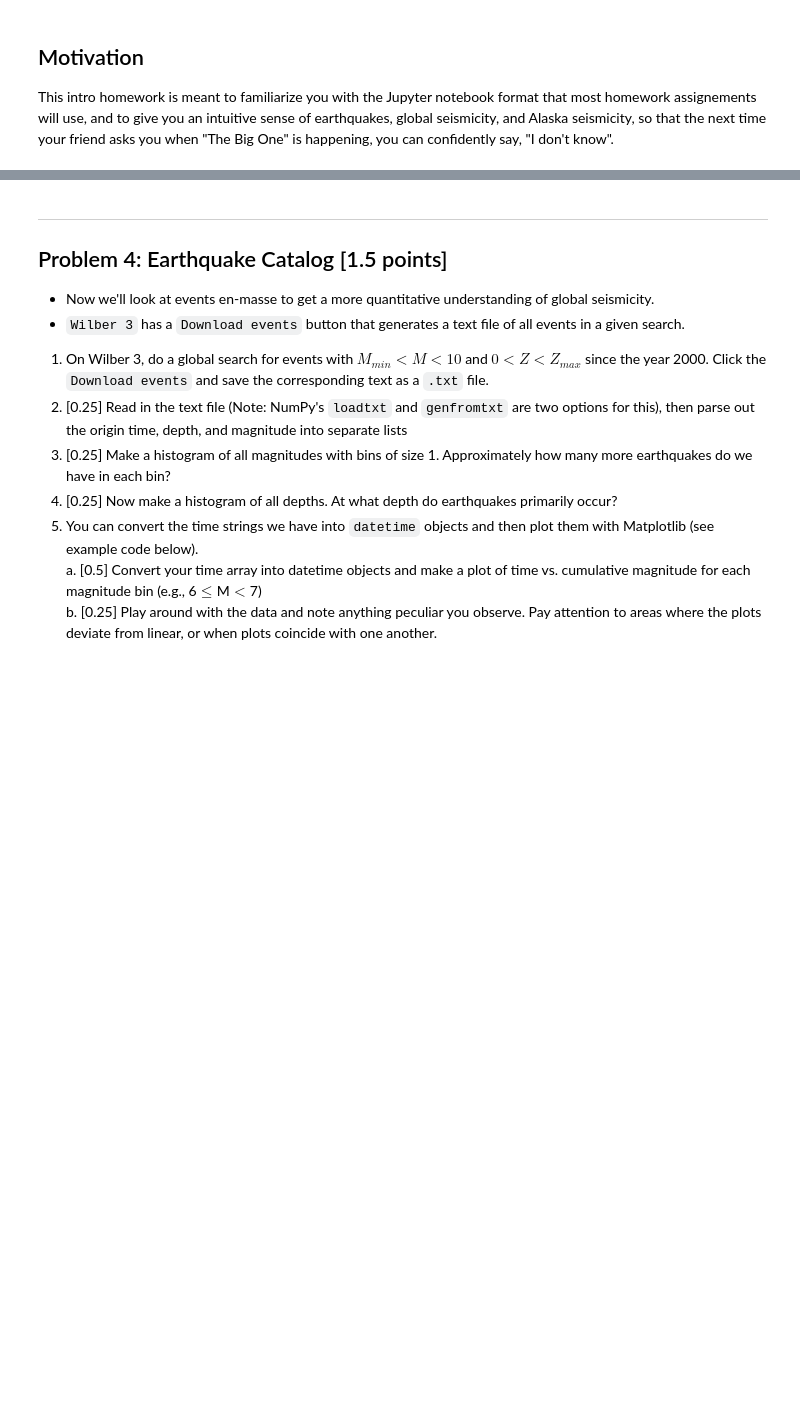
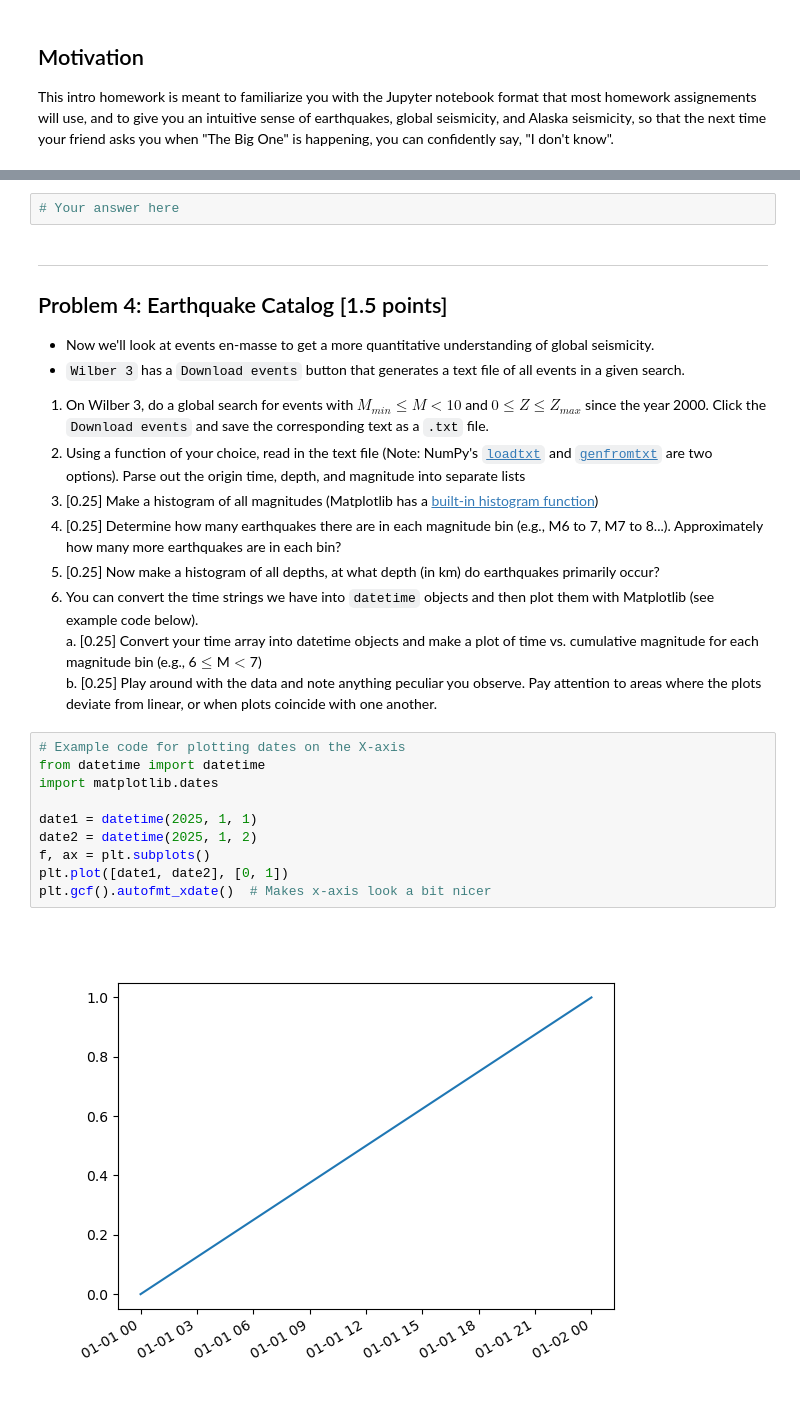
Before and after one commit to uafgeoteach/GEOS604_seismo, a Jupyter notebook: homework/HW1_GEOS604_welcome.ipynb, the cells around one changed output, grey strips where cells are left out. Saved outputs shown, nothing was run; the diff lists cells and outputs as text; blank space fills up the shorter version.

```diff
--- a/homework/HW1_GEOS604_welcome.ipynb
+++ b/homework/HW1_GEOS604_welcome.ipynb
@@ -71,3 +91,5 @@ Let's do the same analysis but for larger magnitude events. Choosing any earthqu
+# %%
+# Your answer here
 # %% [markdown]
 ------
 ## Problem 4: Earthquake Catalog [1.5  points]
@@ -75,10 +97,23 @@ Let's do the same analysis but for larger magnitude events. Choosing any earthqu
 - Now we'll look at events en-masse to get a more quantitative understanding of global seismicity.
 - `Wilber 3` has a `Download events` button that generates a text file of all events in a given search.
 
-1. On Wilber 3, do a global search for events with $M_{min}<M<10$ and $0<Z<Z_{max}$ since the year 2000. Click the `Download events` and save the corresponding text as a `.txt` file.
-2. [0.25] Read in the text file (Note: NumPy's `loadtxt` and `genfromtxt` are two options for this), then parse out the origin time, depth, and magnitude into separate lists
-4. [0.25] Make a histogram of all magnitudes with bins of size 1. Approximately how many more earthquakes do we have in each bin?
-6. [0.25] Now make a histogram of all depths. At what depth do earthquakes primarily occur?
+1. On Wilber 3, do a global search for events with $M_{min}\le M<10$ and $0\le Z\le Z_{max}$ since the year 2000. Click the `Download events` and save the corresponding text as a `.txt` file.
+2. Using a function of your choice, read in the text file (Note: NumPy's [`loadtxt`](https://numpy.org/doc/stable/reference/generated/numpy.loadtxt.html) and [`genfromtxt`](https://numpy.org/doc/stable/reference/generated/numpy.genfromtxt.html) are two options). Parse out the origin time, depth, and magnitude into separate lists
+4. [0.25] Make a histogram of all magnitudes (Matplotlib has a [built-in histogram function](https://matplotlib.org/stable/api/_as_gen/matplotlib.pyplot.hist.html))
+5. [0.25] Determine how many earthquakes there are in each magnitude bin (e.g., M6 to 7, M7 to 8...). Approximately how many more earthquakes are in each bin?
+6. [0.25] Now make a histogram of all depths, at what depth (in km) do earthquakes primarily occur?
 7. You can convert the time strings we have into `datetime` objects and then plot them with Matplotlib (see example code below).
-   a. [0.5] Convert your time array into datetime objects and make a plot of time vs. cumulative magnitude for each magnitude bin (e.g., 6$\le$M$<$7)
+   a. [0.25] Convert your time array into datetime objects and make a plot of time vs. cumulative magnitude for each magnitude bin (e.g., 6$\le$M$<$7)
    b. [0.25] Play around with the data and note anything peculiar you observe. Pay attention to areas where the plots deviate from linear, or when plots coincide with one another.
+# %%
+# Example code for plotting dates on the X-axis
+from datetime import datetime
+import matplotlib.dates
+
+date1 = datetime(2025, 1, 1)
+date2 = datetime(2025, 1, 2)
+f, ax = plt.subplots()
+plt.plot([date1, date2], [0, 1])
+plt.gcf().autofmt_xdate()  # Makes x-axis look a bit nicer
+# %% [output]
+[figure, added]
```
Also changed, not shown: parts of 10 cells of this notebook, 2 other files.
